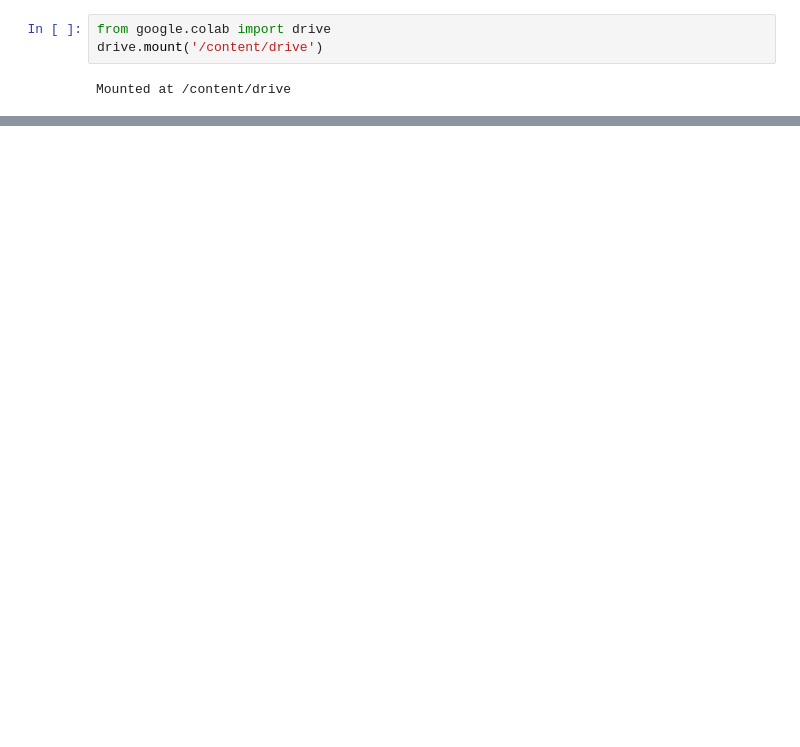
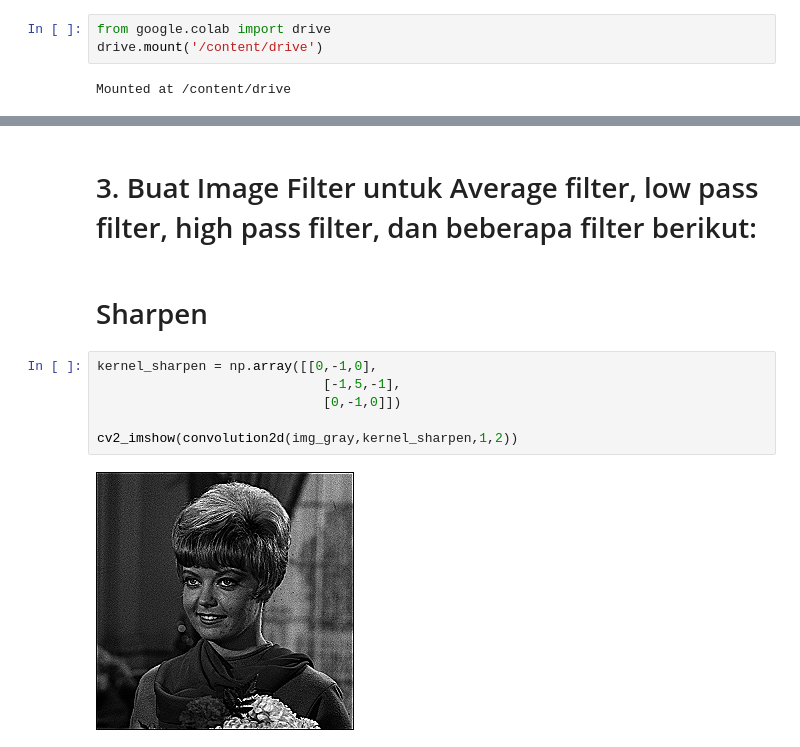
Before and after one commit to 16Komang/PCVK, a Jupyter notebook: week7.ipynb, the cells around one changed output, grey strips where cells are left out. Cells and saved outputs as stored; diff of their text form; blank space fills up the shorter version.

```diff
--- a/week7.ipynb
+++ b/week7.ipynb
@@ -32,0 +59,12 @@ def convolution2d(image, kernel, stride, padding):
+# %% [markdown]
+# 3. Buat Image Filter untuk Average filter, low pass filter, high pass filter, dan beberapa filter berikut:
+# %% [markdown]
+# Sharpen
+# %%
+kernel_sharpen = np.array([[0,-1,0],
+                             [-1,5,-1],
+                             [0,-1,0]])
+
+cv2_imshow(convolution2d(img_gray,kernel_sharpen,1,2))
+# %% [output]
+[figure, added]
```
Also changed, not shown: parts of 22 cells of this notebook.
